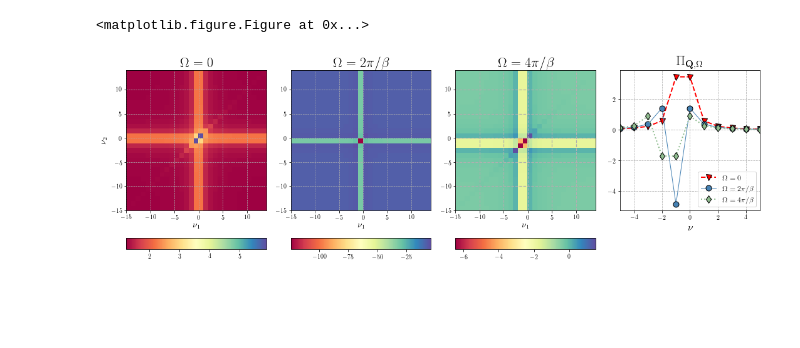
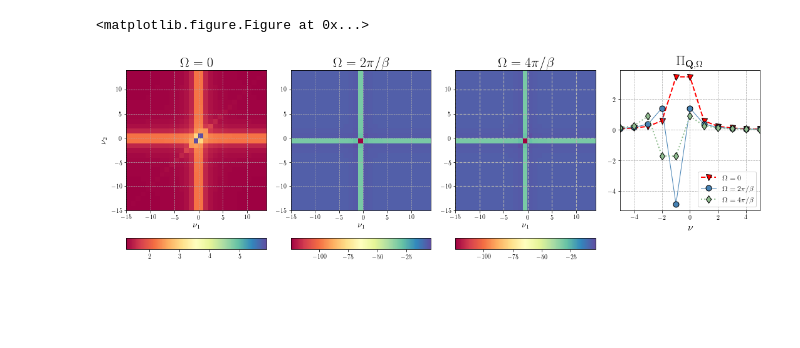
Before and after one commit to Ciro-Taranto/fRG_paper, a Jupyter notebook: scripts/Perp_ladder.ipynb, the cells around one changed output. Drawn from its saved outputs; the diff is of its cells as text; code cells hidden in the pictures.

```diff
--- a/scripts/Perp_ladder.ipynb
+++ b/scripts/Perp_ladder.ipynb
@@ -9,14 +9,10 @@ plt.clf()
 # pick the desired colormap, sensible levels, and define a normalization
 # instance which takes data values and translates those into levels.
 cmap = plt.get_cmap('Spectral')
-
-#max_all = np.max( np.append( np.append( np.loadtxt('../data/PL_density_0.txt') ,
-#                                  np.loadtxt('../data/PL_density_1.txt') ) ,
-#                                  np.loadtxt('../data/PL_density_2.txt') ) )
-#min_all = np.min( np.append( np.append( np.loadtxt('../data/PL_density_0.txt') ,
-#                                        np.loadtxt('../data/PL_density_1.txt') ) ,
-#                                        np.loadtxt('../data/PL_density_2.txt') ) )
-#print min_all, max_all
+filenamebolla='../data/PL_chi_nu.txt'
+filename0 = '../data/PL_density_0.txt'
+filename1 = '../data/PL_density_1.txt'
+filename2 = '../data/PL_density_1.txt'
 
 def plotBubble(ax):
     ms = 9.0
@@ -51,8 +47,6 @@ def plotDen(filename,ax,lab, isFirstPlot, gw=0.7):
 
     im= ax.pcolormesh(x,x,matriciona[:],cmap=cmap )
 
-    #plt.xlim([x[0],x[-1]])
-    #plt.ylim([x[0],x[-1]])
     ax.set_xlim([-15,14])
     ax.set_ylim([-15,14])
     ax.grid(linestyle='dashed',linewidth=gw)
@@ -63,35 +57,35 @@ def plotDen(filename,ax,lab, isFirstPlot, gw=0.7):
     ax.set_aspect(1)
 
     ax.set_title(lab, fontsize=22)
     #ax.text(-13,10.5,lab, fontsize=20)
     return im
 
 
 fig, ((ax1, ax2, ax3, bb1),(ax4,ax5,ax6, bb2)) = plt.subplots(ncols=4,nrows=2, figsize=(15,6))
 bb2.axis('off')
-im1=plotDen('../data/PL_density_0.txt',ax1,r'$\Omega=0$', True)
-im2=plotDen('../data/PL_density_1.txt',ax2,r'$\Omega=2\pi/ \beta$', False)
-im3=plotDen('../data/PL_density_2.txt',ax3,r'$\Omega=4\pi/ \beta$', False, gw=1.2)
+im1=plotDen(filename0,ax1,r'$\Omega=0$', True)
+im2=plotDen(filename1,ax2,r'$\Omega=2\pi/ \beta$', False)
+im3=plotDen(filename2,ax3,r'$\Omega=4\pi/ \beta$', False, gw=1.2)
 
 # Plot bubble
 plotBubble(bb1)
 
 ax4.set_aspect(0.08)
 ax5.set_aspect(0.08)
 ax6.set_aspect(0.08)
 
 cb4 = plt.colorbar(im1,cax=ax4,orientation='horizontal')
 cb5 = plt.colorbar(im2,cax=ax5,orientation='horizontal')
 cb6 = plt.colorbar(im3,cax=ax6,orientation='horizontal')
 
 for cb in (cb4,cb5,cb6):
     cb.locator = MaxNLocator(5)
     cb.update_ticks()
 
 plt.subplots_adjust(hspace=-1.2)
 plt.tight_layout()
 #plt.subplots_adjust(wspace = 0.04)
-plt.savefig('../images/PL_all.png',dpi=300)
+plt.savefig('../images/juppy/PL_all.png',dpi=300)
 # %% [output]
 <matplotlib.figure.Figure at 0x...>
-[figure, old version]
+[figure, new version]
```
Also changed, not shown: 30 other files.
